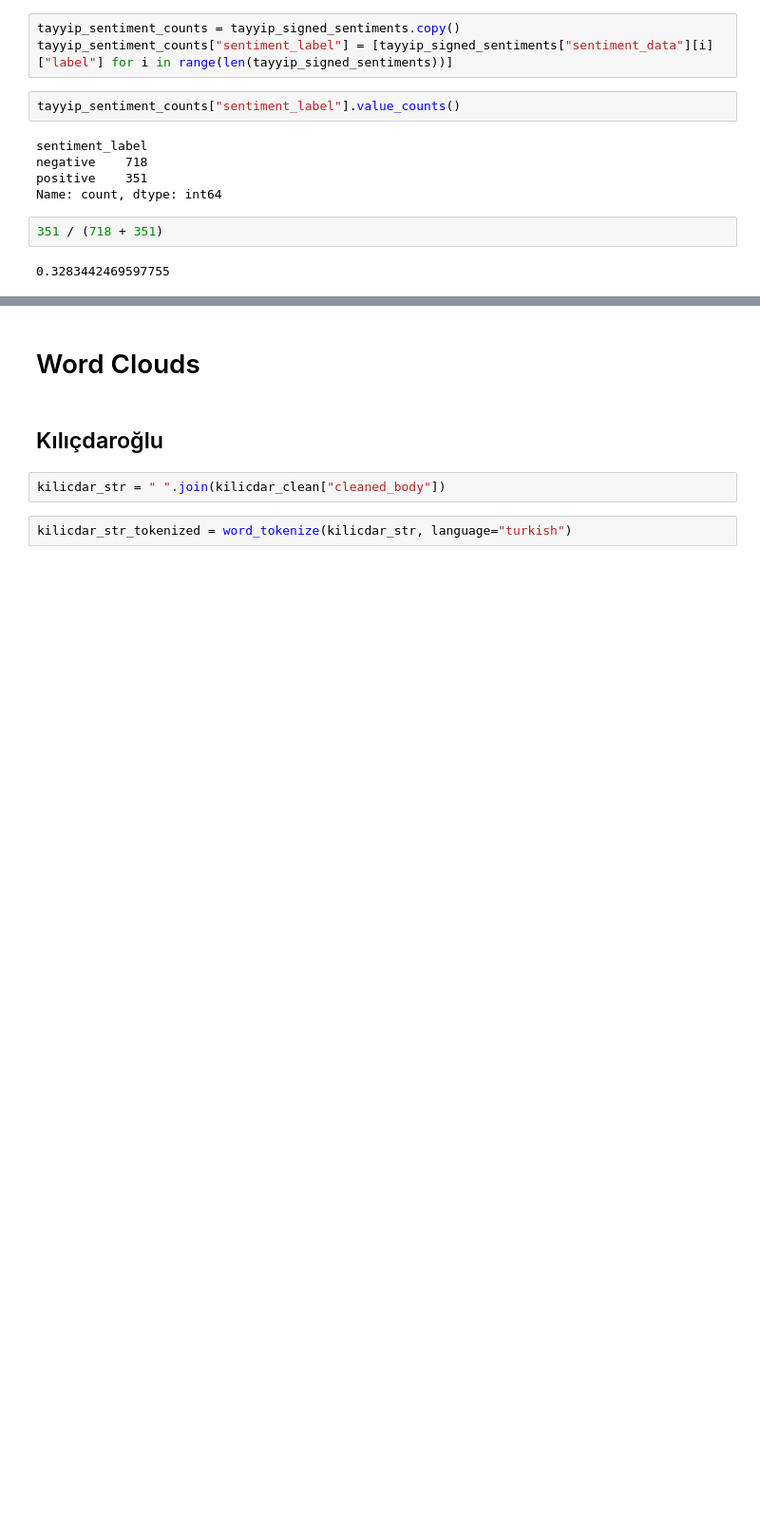
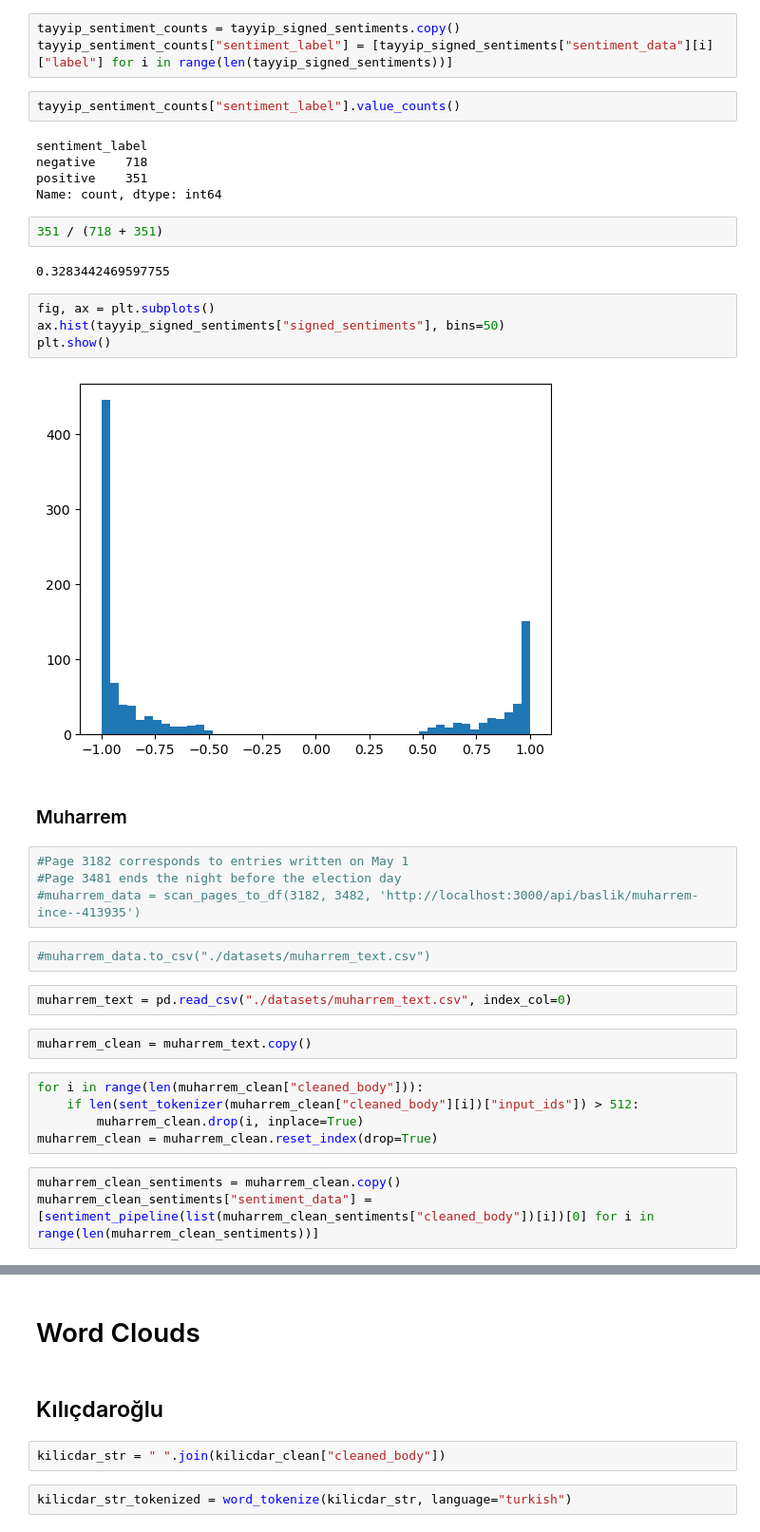
Before and after one commit to beratcabuk/secim2023, a Jupyter notebook: election_BERTurk_eksisozluk.ipynb, the cells around one changed output, grey strips where cells are left out. Shown: that part at 95% size. Drawn from its saved outputs; the diff is of its cells as text; blank space fills up the shorter version.

Commit message:
added data for the two other candidates

```diff
--- a/election_BERTurk_eksisozluk.ipynb
+++ b/election_BERTurk_eksisozluk.ipynb
@@ -206,3 +214,29 @@ Name: count, dtype: int64
 351 / (718 + 351)
 # %% [output]
 0.3283442469597755
+# %%
+fig, ax = plt.subplots()
+ax.hist(tayyip_signed_sentiments["signed_sentiments"], bins=50)
+plt.show()
+# %% [output]
+[figure, added]
+# %% [markdown]
+### Muharrem
+# %%
+#Page 3182 corresponds to entries written on May 1
+#Page 3481 ends the night before the election day
+#muharrem_data = scan_pages_to_df(3182, 3482, 'http://localhost:3000/api/baslik/muharrem-ince--413935')
+# %%
+#muharrem_data.to_csv("./datasets/muharrem_text.csv")
+# %%
+muharrem_text = pd.read_csv("./datasets/muharrem_text.csv", index_col=0)
+# %%
+muharrem_clean = muharrem_text.copy()
+# %%
+for i in range(len(muharrem_clean["cleaned_body"])):
+    if len(sent_tokenizer(muharrem_clean["cleaned_body"][i])["input_ids"]) > 512:
+        muharrem_clean.drop(i, inplace=True)
+muharrem_clean = muharrem_clean.reset_index(drop=True)
+# %%
+muharrem_clean_sentiments = muharrem_clean.copy()
+muharrem_clean_sentiments["sentiment_data"] = [sentiment_pipeline(list(muharrem_clean_sentiments["cleaned_body"])[i])[0] for i in range(len(muharrem_clean_sentiments))]
```
Also changed, not shown: parts of 26 cells of this notebook, 2 other files.
